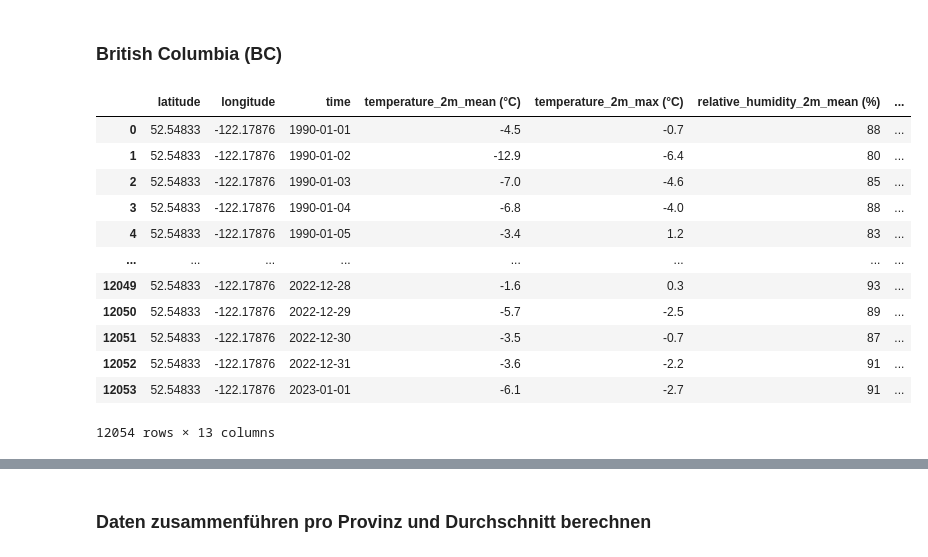
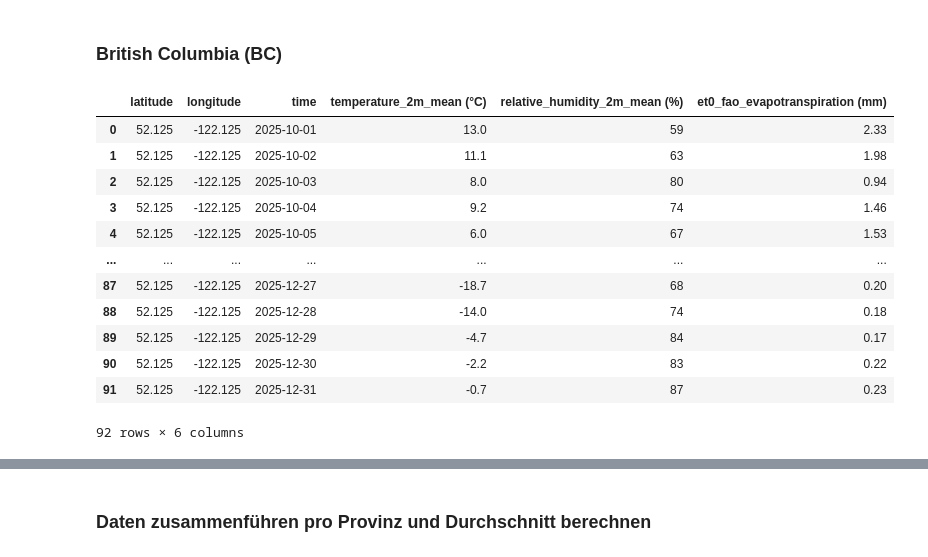
Before and after one commit to yajoka/firewatch, a Jupyter notebook: notebook/forecast_data.ipynb, the cells around one changed output, grey strips where cells are left out. Cells and saved outputs as stored; diff of their text form; code cells hidden in the pictures.

Commit message:
Lag data

```diff
--- a/notebook/forecast_data.ipynb
+++ b/notebook/forecast_data.ipynb
@@ -5,45 +5,45 @@
 # %%
 #Cariboo Region (Williams Lake Area)
 #→ 52.15, -122.15
 
 import pandas as pd
 
-pfad = "../data/import weather data/import data/British Columbia/open-meteo-52.55N122.18W978m-2.csv"
+pfad = "../data/forecast_data/cariboo.csv"
 
 # -------------------------------------------------------
 # 1) Koordinaten aus Zeile 2 (Index 1) einlesen
 # -------------------------------------------------------
 coords = pd.read_csv(pfad, nrows=2, header=None)
 lat = coords.iloc[1, 0]
 lon = coords.iloc[1, 1]
 
 df = pd.read_csv(
     pfad,
     skiprows=3,   # Metadaten überspringen
     comment="#",  # ignoriert eventuelle Kommentarzeilen
 )
 
 df["latitude"] = lat
 df["longitude"] = lon
 
 # Falls du die Spalten vorne haben willst:
 British_Columbia_1 = df[["latitude", "longitude"] + [col for col in df.columns if col not in ["latitude", "longitude"]]]
 
 British_Columbia_1
 # %% [output]
-|  | latitude | longitude | time | temperature_2m_mean (°C) | temperature_2m_max (°C) | relative_humidity_2m_mean (%) | ... |
-| 0 | 52.54833 | -122.17876 | 1990-01-01 | -4.5 | -0.7 | 88 | ... |
-| 1 | 52.54833 | -122.17876 | 1990-01-02 | -12.9 | -6.4 | 80 | ... |
-| 2 | 52.54833 | -122.17876 | 1990-01-03 | -7.0 | -4.6 | 85 | ... |
-| 3 | 52.54833 | -122.17876 | 1990-01-04 | -6.8 | -4.0 | 88 | ... |
-| 4 | 52.54833 | -122.17876 | 1990-01-05 | -3.4 | 1.2 | 83 | ... |
-| ... | ... | ... | ... | ... | ... | ... | ... |
-| 12049 | 52.54833 | -122.17876 | 2022-12-28 | -1.6 | 0.3 | 93 | ... |
-| 12050 | 52.54833 | -122.17876 | 2022-12-29 | -5.7 | -2.5 | 89 | ... |
-| 12051 | 52.54833 | -122.17876 | 2022-12-30 | -3.5 | -0.7 | 87 | ... |
-| 12052 | 52.54833 | -122.17876 | 2022-12-31 | -3.6 | -2.2 | 91 | ... |
-| 12053 | 52.54833 | -122.17876 | 2023-01-01 | -6.1 | -2.7 | 91 | ... |
+|  | latitude | longitude | time | temperature_2m_mean (°C) | relative_humidity_2m_mean (%) | et0_fao_evapotranspiration (mm) |
+| 0 | 52.125 | -122.125 | 2025-10-01 | 13.0 | 59 | 2.33 |
+| 1 | 52.125 | -122.125 | 2025-10-02 | 11.1 | 63 | 1.98 |
+| 2 | 52.125 | -122.125 | 2025-10-03 | 8.0 | 80 | 0.94 |
+| 3 | 52.125 | -122.125 | 2025-10-04 | 9.2 | 74 | 1.46 |
+| 4 | 52.125 | -122.125 | 2025-10-05 | 6.0 | 67 | 1.53 |
+| ... | ... | ... | ... | ... | ... | ... |
+| 87 | 52.125 | -122.125 | 2025-12-27 | -18.7 | 68 | 0.20 |
+| 88 | 52.125 | -122.125 | 2025-12-28 | -14.0 | 74 | 0.18 |
+| 89 | 52.125 | -122.125 | 2025-12-29 | -4.7 | 84 | 0.17 |
+| 90 | 52.125 | -122.125 | 2025-12-30 | -2.2 | 83 | 0.22 |
+| 91 | 52.125 | -122.125 | 2025-12-31 | -0.7 | 87 | 0.23 |
-12054 rows × 13 columns
+92 rows × 6 columns
 # %%
 #Okanagan – feueranfälligste Region in BC
 #→ 49.80, -119.60
```
Also changed, not shown: parts of 5 cells of this notebook, 1 other file.
